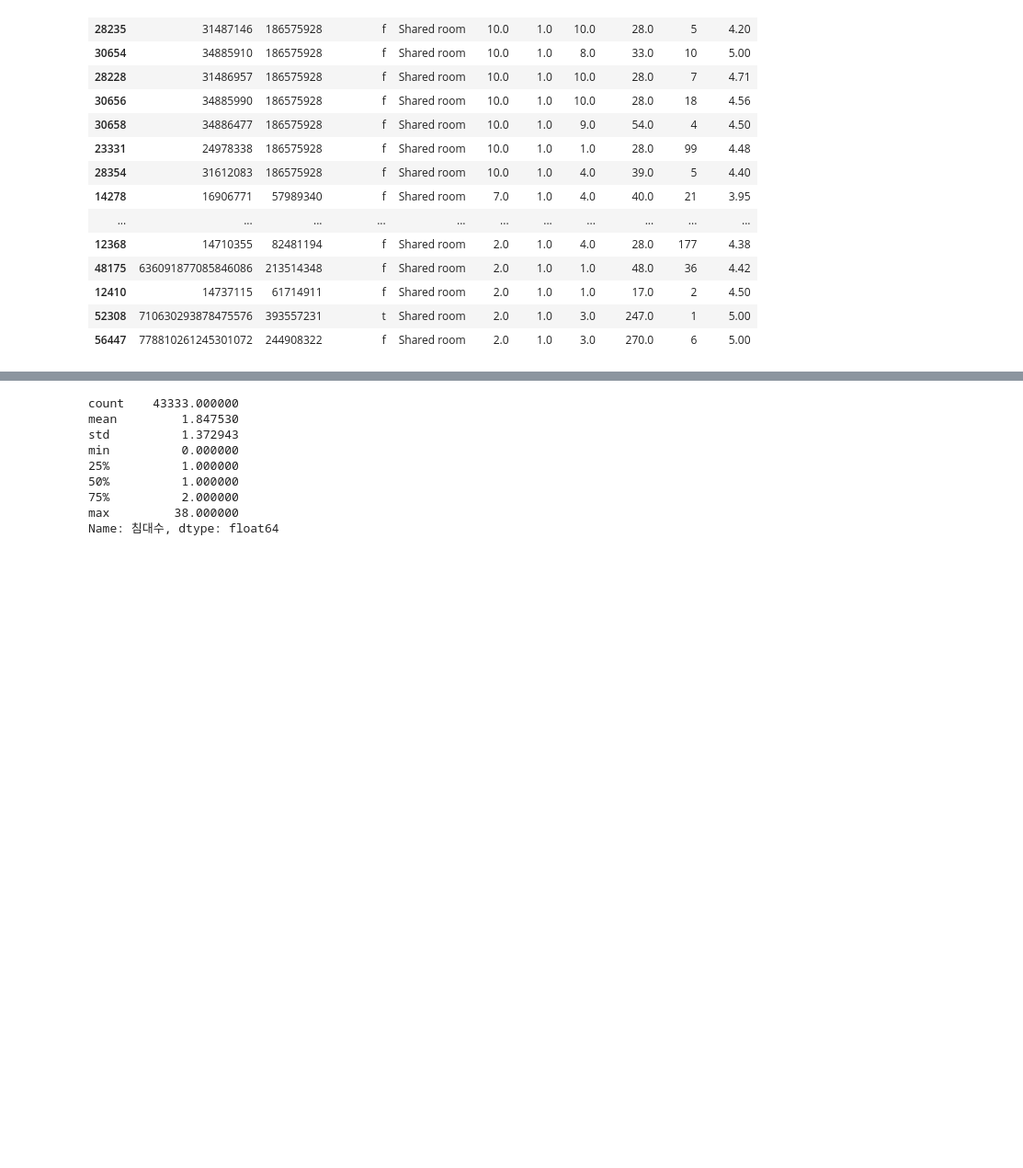
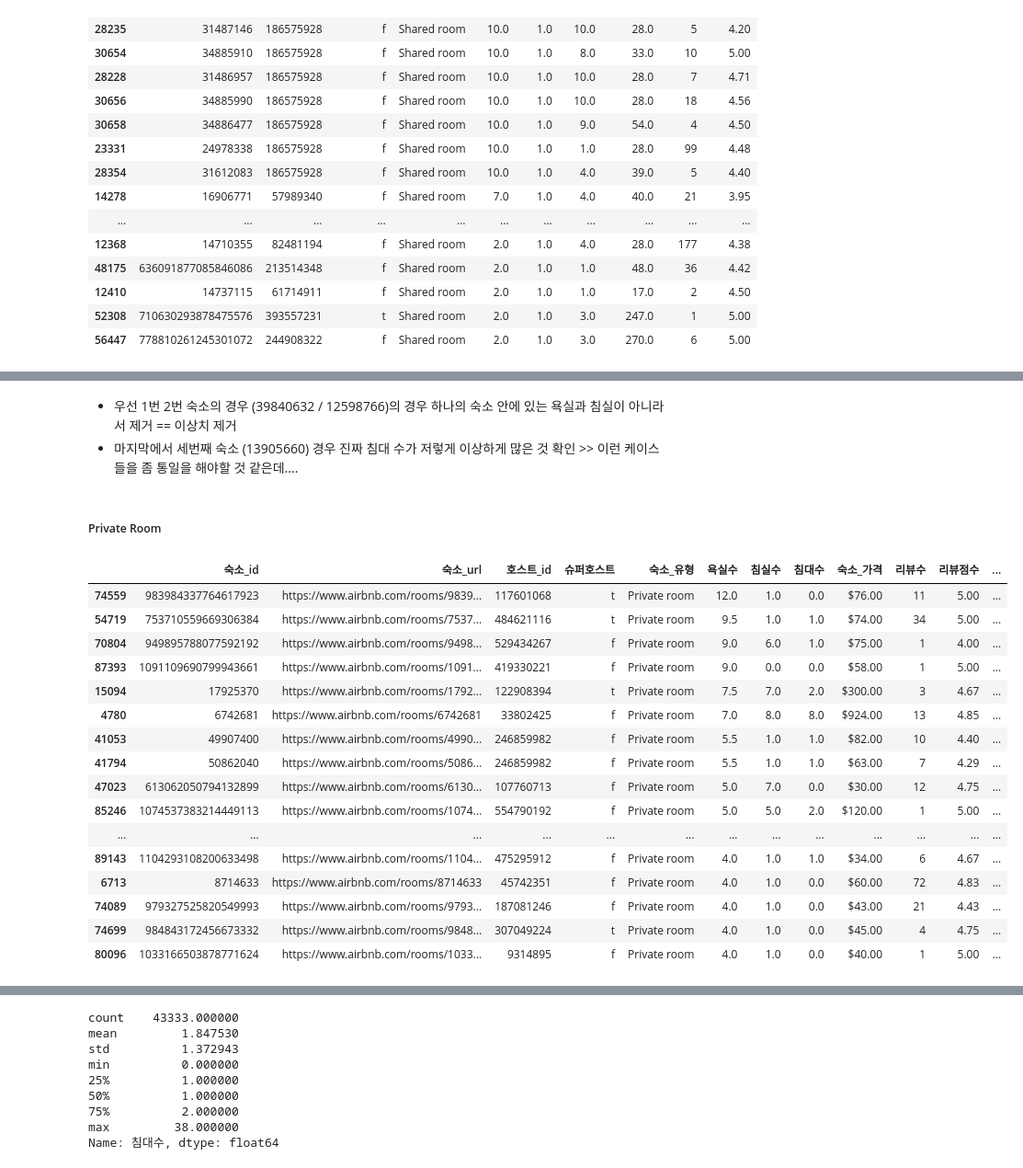
Before and after one commit to minseokpark6/WeeklyProject_Group3, a Jupyter notebook: Code/MinseokPark/가격_관계분석_런던.ipynb, the cells around one changed output, grey strips where cells are left out. Shown at 92% size. Saved outputs shown, nothing was run; the diff lists cells and outputs as text; code cells hidden in the pictures; blank space fills up the shorter version.

```diff
--- a/Code/MinseokPark/가격_관계분석_런던.ipynb
+++ b/Code/MinseokPark/가격_관계분석_런던.ipynb
@@ -822,0 +916,3 @@ london_lists[['숙소_id', '호스트_id', '슈퍼호스트', '숙소_유형', '
+# %% [markdown]
+* 우선 1번 2번 숙소의 경우 (39840632 / 12598766)의 경우 하나의 숙소 안에 있는 욕실과 침실이 아니라서 제거 == 이상치 제거
+* 마지막에서 세번째 숙소 (13905660) 경우 진짜 침대 수가 저렇게 이상하게 많은 것 확인 >> 이런 케이스들을 좀 통일을 해야할 것 같은데....
@@ -822,0 +932,32 @@ london_lists[['숙소_id', '호스트_id', '슈퍼호스트', '숙소_유형', '
+# %% [markdown]
+##### Private Room
+# %%
+# 'Private room' 실제 숙소 확인
+
+# 조건 설정 : 욕실 수 4개 이상
+condition_bathroom_outlier = london_url['욕실수'] >= 4
+condition_room_privateroom = london_url['숙소_유형'] == 'Private room'
+
+# 조회할 컬럼 >> 결측치를 제거하면서 제거된 컬럼인지 확인도 해야함
+col_url = ['숙소_id', '숙소_url', '호스트_id', '슈퍼호스트', '숙소_유형', '욕실수', '침실수', '침대수', '숙소_가격','리뷰수', '리뷰점수', '숙소_정확성_리뷰점수', '숙소_청결도_리뷰점수', '숙소_체크인_리뷰점수', '숙소_소통_리뷰점수', '숙소_위치_리뷰점수', '숙소_가격_리뷰점수']
+
+# 데이터 조회
+london_url[col_url][condition_bathroom_outlier & condition_room_privateroom].sort_values(by=['욕실수', '침실수', '침대수'], ascending=False)
+# %% [output]
+|  | 숙소_id | 숙소_url | 호스트_id | 슈퍼호스트 | 숙소_유형 | 욕실수 | 침실수 | 침대수 | 숙소_가격 | 리뷰수 | 리뷰점수 | ... |
+| 74559 | 983984337764617923 | https://www.airbnb.com/rooms/9839... | 117601068 | t | Private room | 12.0 | 1.0 | 0.0 | $76.00 | 11 | 5.00 | ... |
+| 54719 | 753710559669306384 | https://www.airbnb.com/rooms/7537... | 484621116 | t | Private room | 9.5 | 1.0 | 1.0 | $74.00 | 34 | 5.00 | ... |
+| 70804 | 949895788077592192 | https://www.airbnb.com/rooms/9498... | 529434267 | f | Private room | 9.0 | 6.0 | 1.0 | $75.00 | 1 | 4.00 | ... |
+| 87393 | 1091109690799943661 | https://www.airbnb.com/rooms/1091... | 419330221 | f | Private room | 9.0 | 0.0 | 0.0 | $58.00 | 1 | 5.00 | ... |
+| 15094 | 17925370 | https://www.airbnb.com/rooms/1792... | 122908394 | t | Private room | 7.5 | 7.0 | 2.0 | $300.00 | 3 | 4.67 | ... |
+| 4780 | 6742681 | https://www.airbnb.com/rooms/6742681 | 33802425 | f | Private room | 7.0 | 8.0 | 8.0 | $924.00 | 13 | 4.85 | ... |
+| 41053 | 49907400 | https://www.airbnb.com/rooms/4990... | 246859982 | f | Private room | 5.5 | 1.0 | 1.0 | $82.00 | 10 | 4.40 | ... |
+| 41794 | 50862040 | https://www.airbnb.com/rooms/5086... | 246859982 | f | Private room | 5.5 | 1.0 | 1.0 | $63.00 | 7 | 4.29 | ... |
+| 47023 | 613062050794132899 | https://www.airbnb.com/rooms/6130... | 107760713 | f | Private room | 5.0 | 7.0 | 0.0 | $30.00 | 12 | 4.75 | ... |
+| 85246 | 1074537383214449113 | https://www.airbnb.com/rooms/1074... | 554790192 | f | Private room | 5.0 | 5.0 | 2.0 | $120.00 | 1 | 5.00 | ... |
+| ... | ... | ... | ... | ... | ... | ... | ... | ... | ... | ... | ... | ... |
+| 89143 | 1104293108200633498 | https://www.airbnb.com/rooms/1104... | 475295912 | f | Private room | 4.0 | 1.0 | 1.0 | $34.00 | 6 | 4.67 | ... |
+| 6713 | 8714633 | https://www.airbnb.com/rooms/8714633 | 45742351 | f | Private room | 4.0 | 1.0 | 0.0 | $60.00 | 72 | 4.83 | ... |
+| 74089 | 979327525820549993 | https://www.airbnb.com/rooms/9793... | 187081246 | f | Private room | 4.0 | 1.0 | 0.0 | $43.00 | 21 | 4.43 | ... |
+| 74699 | 984843172456673332 | https://www.airbnb.com/rooms/9848... | 307049224 | t | Private room | 4.0 | 1.0 | 0.0 | $45.00 | 4 | 4.75 | ... |
+| 80096 | 1033166503878771624 | https://www.airbnb.com/rooms/1033... | 9314895 | f | Private room | 4.0 | 1.0 | 0.0 | $40.00 | 1 | 5.00 | ... |
```
Also changed, not shown: parts of 18 cells of this notebook.
